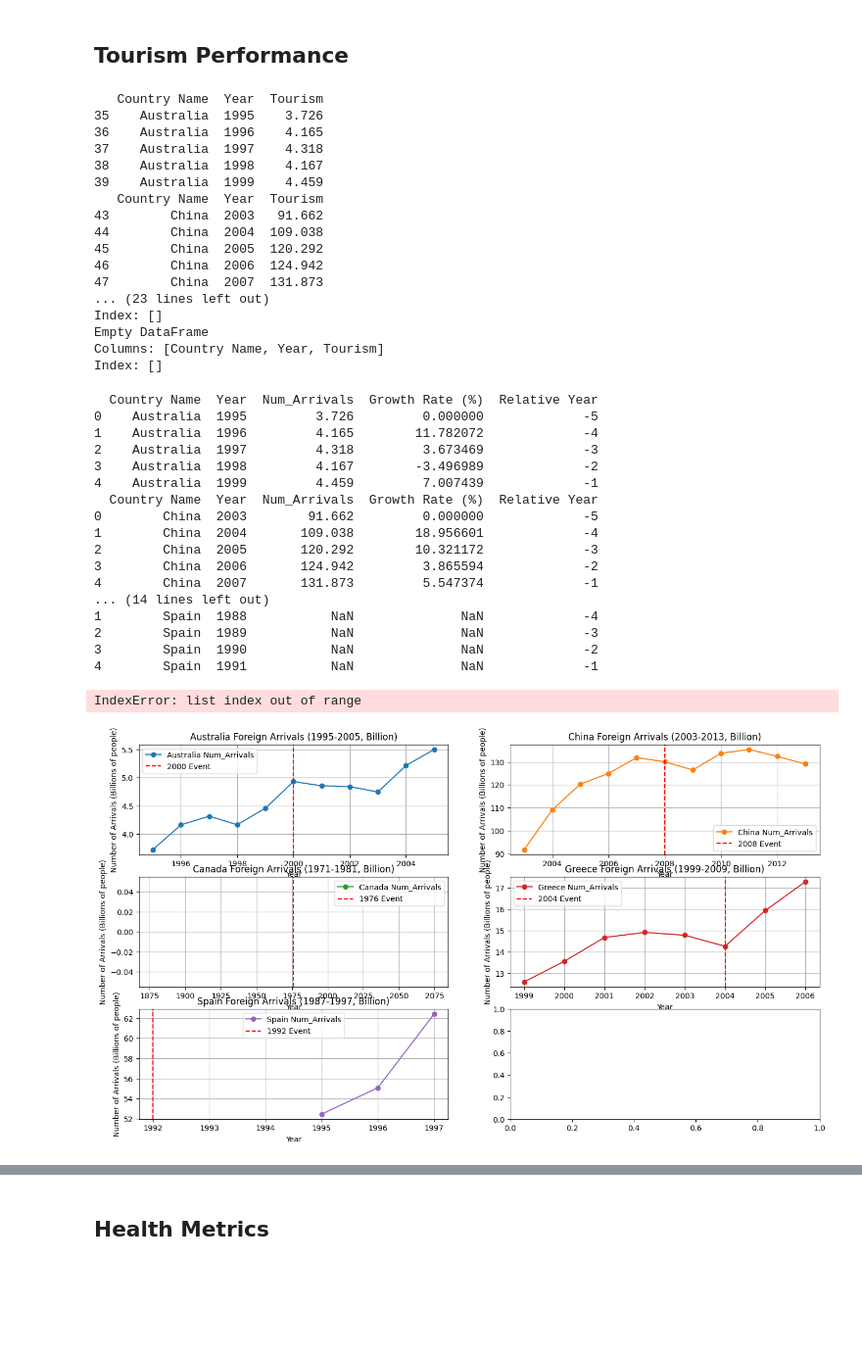
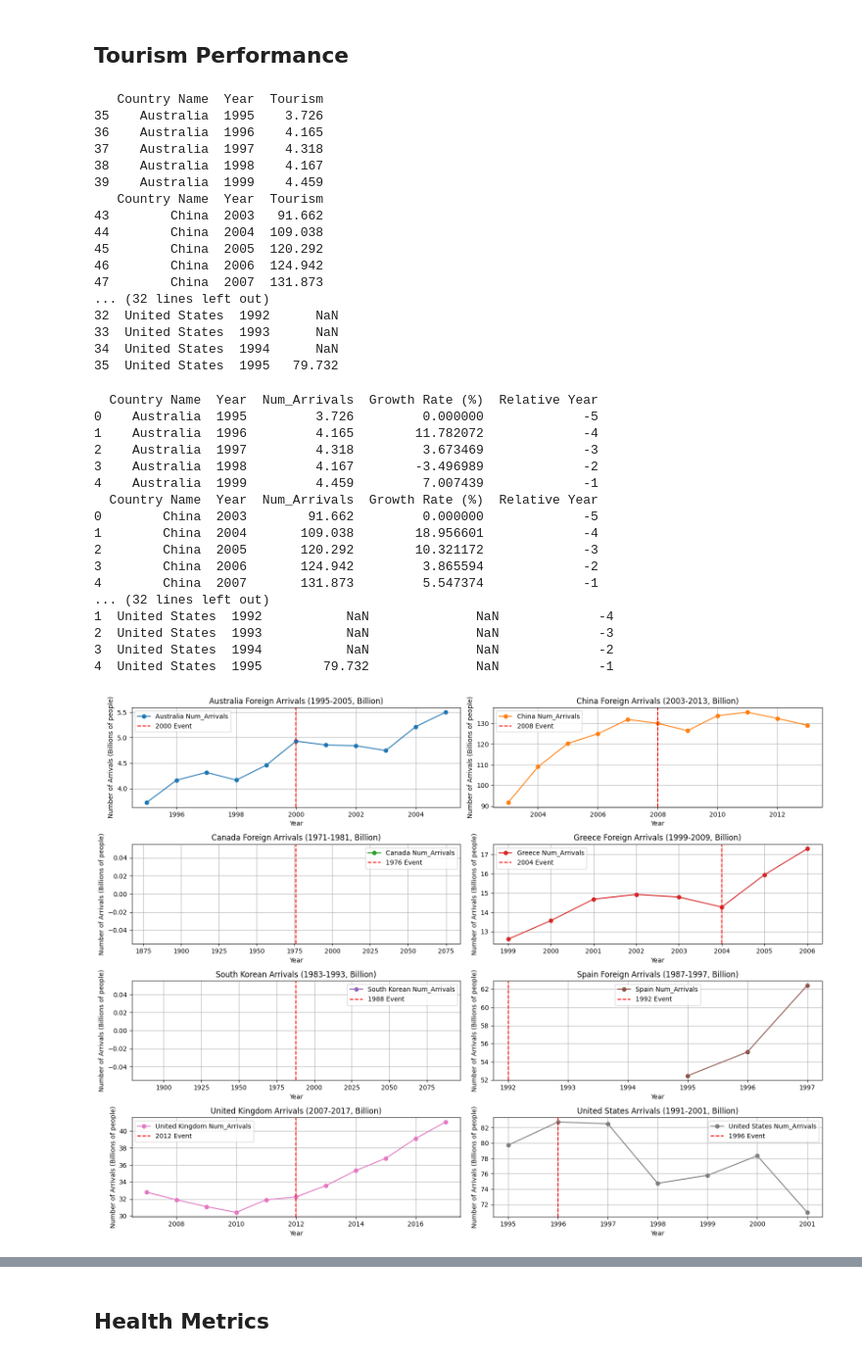
Before and after one commit to Ray-Gizzy/2024Fall_projects, a Jupyter notebook: Visualization.ipynb, the cells around one changed output, grey strips where cells are left out. Shown at 98% size. Saved outputs shown, nothing was run; the diff lists cells and outputs as text; code cells hidden in the pictures; blank space fills up the shorter version.

Commit message:
Tourism good

```diff
--- a/Visualization.ipynb
+++ b/Visualization.ipynb
@@ -783,7 +783,7 @@ GR_tourism = preprocess_csv_type3(
 KOR_tourism = preprocess_csv_type3(
     file_path='data/tourism_data.csv',
     country_column='Country Name',
-    countries=['South Korea'],
+    countries=['Korea, Rep.'],
     year_column='Year',
     year_range=(1983, 1993),
     skip_rows=3,
@@ -807,7 +807,7 @@ ES_tourism = preprocess_csv_type3(
 UK_tourism = preprocess_csv_type3(
     file_path='data/tourism_data.csv',
     country_column='Country Name',
-    countries=['UK'],
+    countries=['United Kingdom'],
     year_column='Year',
     year_range=(2007, 2017),
     skip_rows=3,
@@ -819,7 +819,7 @@ UK_tourism = preprocess_csv_type3(
 US_tourism = preprocess_csv_type3(
     file_path='data/tourism_data.csv',
     country_column='Country Name',
-    countries=['USA'],
+    countries=['United States'],
     year_column='Year',
     year_range=(1991, 2001),
     skip_rows=3,
@@ -850,11 +850,11 @@ print(US_tourism.head())   # Test for USA
 45        China  2005  120.292
 46        China  2006  124.942
 47        China  2007  131.873
-... (23 lines left out)
-Index: []
-Empty DataFrame
-Columns: [Country Name, Year, Tourism]
-Index: []
+... (32 lines left out)
+32  United States  1992      NaN
+33  United States  1993      NaN
+34  United States  1994      NaN
+35  United States  1995   79.732
 # %%
 # Valid countries to process
 cleaned_df1_tour = index_rename_and_calculate_growth_rate(
@@ -886,18 +886,43 @@ cleaned_df4_tour = index_rename_and_calculate_growth_rate(
 )
 
 cleaned_df5_tour = index_rename_and_calculate_growth_rate(
+    df=KOR_tourism,
+    rename_dict={'Tourism': 'Num_Arrivals'},
+    host_year=1988,
+    metric_column='Num_Arrivals'
+)
+
+cleaned_df6_tour = index_rename_and_calculate_growth_rate(
     df=ES_tourism,
     rename_dict={'Tourism': 'Num_Arrivals'},
     host_year=1992,
     metric_column='Num_Arrivals'
 )
 
+cleaned_df7_tour = index_rename_and_calculate_growth_rate(
+    df=UK_tourism,
+    rename_dict={'Tourism': 'Num_Arrivals'},
+    host_year=2012,
+    metric_column='Num_Arrivals'
+)
+
+cleaned_df8_tour = index_rename_and_calculate_growth_rate(
+    df=US_tourism,
+    rename_dict={'Tourism': 'Num_Arrivals'},
+    host_year=1996,
+    metric_column='Num_Arrivals'
+)
+
+
 # Testing outputs
 print(cleaned_df1_tour.head())  # Test Australia
 print(cleaned_df2_tour.head())  # Test China
 print(cleaned_df3_tour.head())  # Test Canada
 print(cleaned_df4_tour.head())  # Test Greece
-print(cleaned_df5_tour.head())  # Test Spain
+print(cleaned_df5_tour.head())  # Test South Korean
+print(cleaned_df6_tour.head())  # Spain
+print(cleaned_df7_tour.head())  # UK
+print(cleaned_df8_tour.head())  # US
 # %% [output]
   Country Name  Year  Num_Arrivals  Growth Rate (%)  Relative Year
 0    Australia  1995         3.726         0.000000             -5
@@ -911,43 +936,45 @@ print(cleaned_df5_tour.head())  # Test Spain
 2        China  2005       120.292        10.321172             -3
 3        China  2006       124.942         3.865594             -2
 4        China  2007       131.873         5.547374             -1
-... (14 lines left out)
-1        Spain  1988           NaN              NaN             -4
-2        Spain  1989           NaN              NaN             -3
-3        Spain  1990           NaN              NaN             -2
-4        Spain  1991           NaN              NaN             -1
+... (32 lines left out)
+1  United States  1992           NaN              NaN             -4
+2  United States  1993           NaN              NaN             -3
+3  United States  1994           NaN              NaN             -2
+4  United States  1995        79.732              NaN             -1
 # %%
 eight_subplots(
     dataframes=[
-        cleaned_df1_tour,  # Australia
-        cleaned_df2_tour,  # China
-        cleaned_df3_tour,  # Canada
-        cleaned_df4_tour,  # Greece
-        cleaned_df5_tour   # Spain
+        cleaned_df1_tour, cleaned_df2_tour, cleaned_df3_tour, cleaned_df4_tour,
+        cleaned_df5_tour, cleaned_df6_tour, cleaned_df7_tour, cleaned_df8_tour
     ],
-    host_years=[2000, 2008, 1976, 2004, 1992],
+    host_years=[2000, 2008, 1976, 2004, 1988, 1992, 2012, 1996],
     legends=[
         "Australia Num_Arrivals",
         "China Num_Arrivals",
         "Canada Num_Arrivals",
         "Greece Num_Arrivals",
-        "Spain Num_Arrivals"
+        "South Korean Num_Arrivals",
+        "Spain Num_Arrivals",
+        "United Kingdom Num_Arrivals",
+        "United States Num_Arrivals"
     ],
     titles=[
         "Australia Foreign Arrivals (1995-2005, Billion)",
         "China Foreign Arrivals (2003-2013, Billion)",
         "Canada Foreign Arrivals (1971-1981, Billion)",
         "Greece Foreign Arrivals (1999-2009, Billion)",
-        "Spain Foreign Arrivals (1987-1997, Billion)"
+        "South Korean Arrivals (1983-1993, Billion)",
+        "Spain Foreign Arrivals (1987-1997, Billion)",
+        "United Kingdom Arrivals (2007-2017, Billion)",
+        "United States Arrivals (1991-2001, Billion)"
     ],
     x_column="Year",
     y_column="Num_Arrivals",
     xlabel="Year",
     ylabel="Number of Arrivals (Billions of people)"
 )
 # %% [output]
-IndexError: list index out of range
-[figure, old version]
+[figure, new version]
 # %%
 growth_rate_plot(
     dfs=[
```
Also changed, not shown: parts of 2 cells of this notebook, 5 other files.
